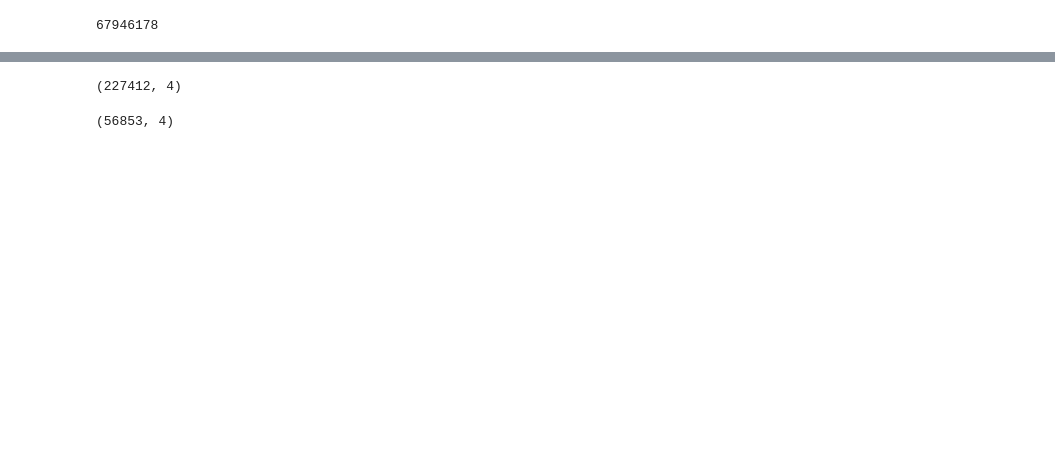
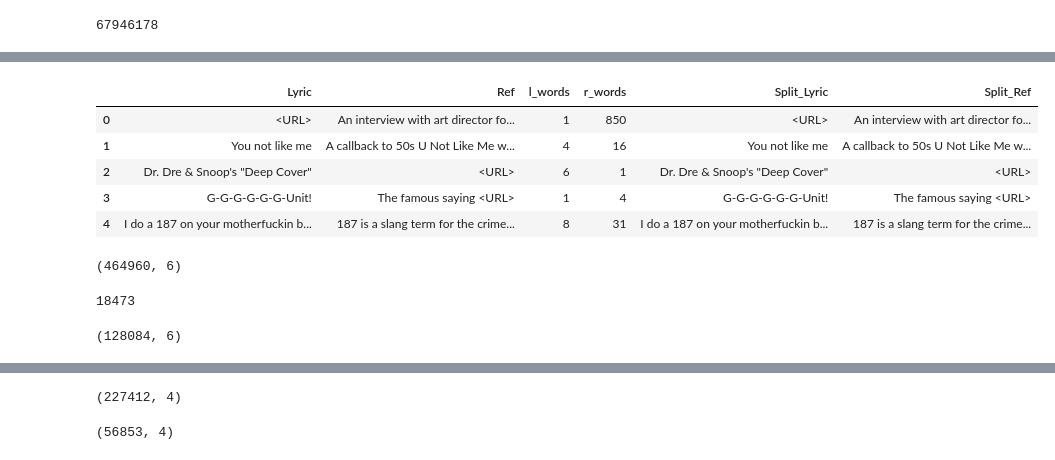
Before and after one commit to akandykeller/GeNet, a Jupyter notebook: File_Combination.ipynb, the cells around one changed output, grey strips where cells are left out. Cells and saved outputs as stored; diff of their text form; code cells hidden in the pictures; blank space fills up the shorter version.

```diff
--- a/File_Combination.ipynb
+++ b/File_Combination.ipynb
@@ -65,0 +108,17 @@ train_dat['Lyric'] = train_dat.apply(lambda x: re.sub(r"(?:\@|h?H?ttps?\://)\S+"
+# %%
+train_dat.head()
+# %% [output]
+|  | Lyric | Ref | l_words | r_words | Split_Lyric | Split_Ref |
+| 0 | <URL> | An interview with art director fo... | 1 | 850 | <URL> | An interview with art director fo... |
+| 1 | You not like me | A callback to 50s U Not Like Me w... | 4 | 16 | You not like me | A callback to 50s U Not Like Me w... |
+| 2 | Dr. Dre & Snoop's "Deep Cover" | <URL> | 6 | 1 | Dr. Dre & Snoop's "Deep Cover" | <URL> |
+| 3 | G-G-G-G-G-G-Unit! | The famous saying <URL> | 1 | 4 | G-G-G-G-G-G-Unit! | The famous saying <URL> |
+| 4 | I do a 187 on your motherfuckin b... | 187 is a slang term for the crime... | 8 | 31 | I do a 187 on your motherfuckin b... | 187 is a slang term for the crime... |
+# %%
+train_dat.shape
+# %% [output]
+(464960, 6)
+# %%
+len([x for x in train_dat["r_words"] if x > 100])
+# %% [output]
+18473
@@ -65,0 +127,4 @@ train_dat['Lyric'] = train_dat.apply(lambda x: re.sub(r"(?:\@|h?H?ttps?\://)\S+"
+# %%
+train_dat.loc[train_dat['l_words'] <= 40].loc[train_dat['r_words'] / train_dat['l_words'] <= 1.5].shape
+# %% [output]
+(128084, 6)
```
Also changed, not shown: parts of 34 cells of this notebook, 4 other files.
